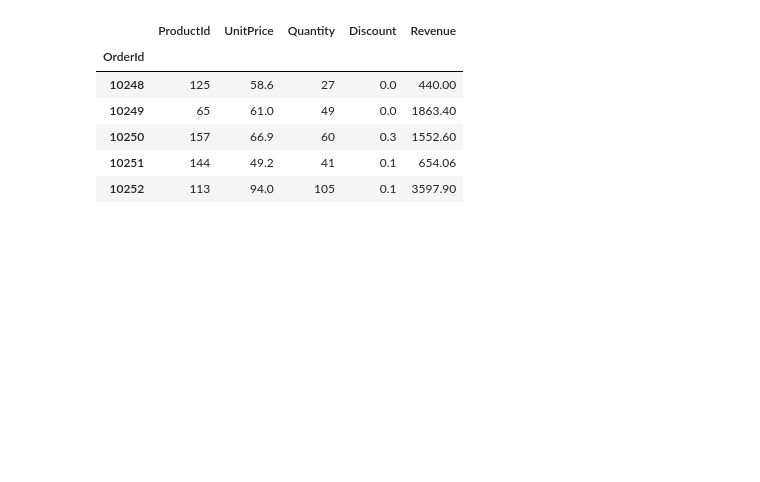
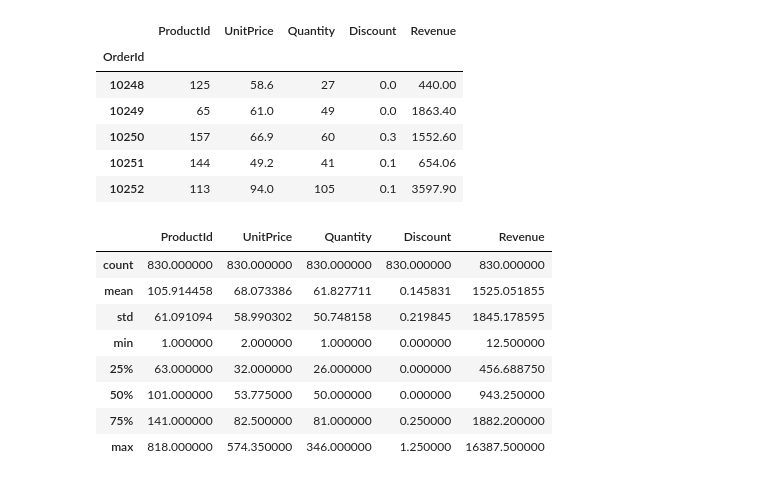
Before and after one commit to MissAle17/dsc-2-final-project-online-ds-sp-000, a Jupyter notebook: Mod2_Project_v2.ipynb, the cells around one changed output. Saved outputs shown, nothing was run; the diff lists cells and outputs as text; code cells hidden in the pictures; blank space fills up the shorter version.

```diff
--- a/Mod2_Project_v2.ipynb
+++ b/Mod2_Project_v2.ipynb
@@ -98,3 +100,16 @@ df1.head()
 | 10250 | 157 | 66.9 | 60 | 0.3 | 1552.60 |
 | 10251 | 144 | 49.2 | 41 | 0.1 | 654.06 |
 | 10252 | 113 | 94.0 | 105 | 0.1 | 3597.90 |
+# %%
+#checking our summary statistics
+df1.describe()
+# %% [output]
+|  | ProductId | UnitPrice | Quantity | Discount | Revenue |
+| count | 830.000000 | 830.000000 | 830.000000 | 830.000000 | 830.000000 |
+| mean | 105.914458 | 68.073386 | 61.827711 | 0.145831 | 1525.051855 |
+| std | 61.091094 | 58.990302 | 50.748158 | 0.219845 | 1845.178595 |
+| min | 1.000000 | 2.000000 | 1.000000 | 0.000000 | 12.500000 |
+| 25% | 63.000000 | 32.000000 | 26.000000 | 0.000000 | 456.688750 |
+| 50% | 101.000000 | 53.775000 | 50.000000 | 0.000000 | 943.250000 |
+| 75% | 141.000000 | 82.500000 | 81.000000 | 0.250000 | 1882.200000 |
+| max | 818.000000 | 574.350000 | 346.000000 | 1.250000 | 16387.500000 |
```
Also changed, not shown: parts of 8 cells of this notebook.
